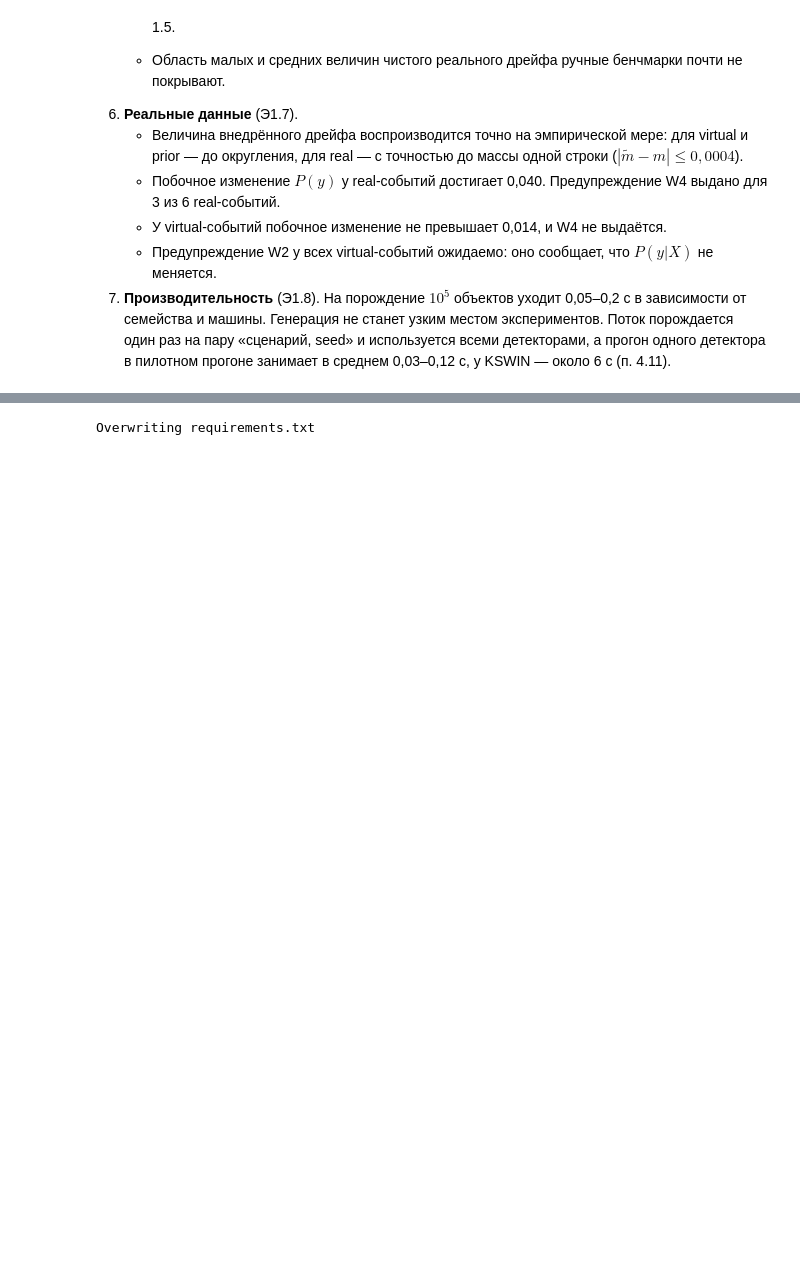
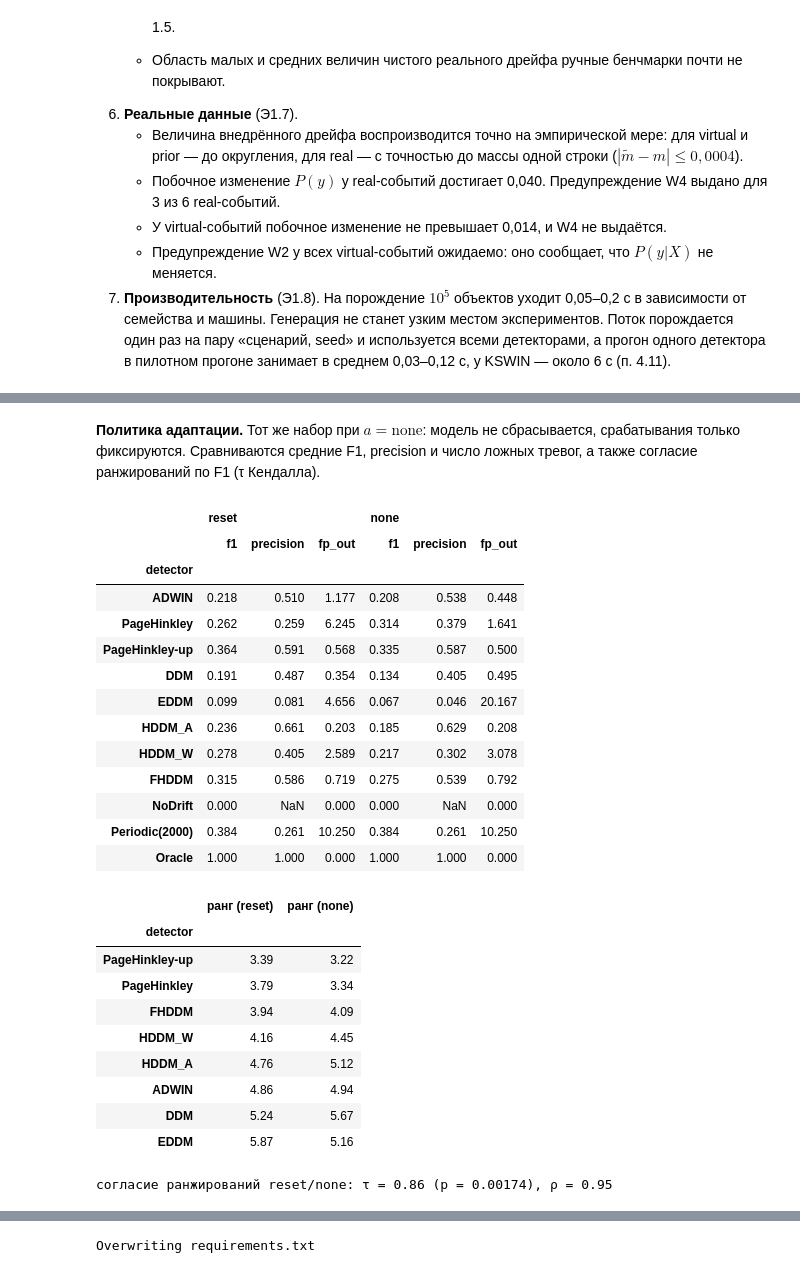
Before and after one commit to kolha733/Final-Project, a Jupyter notebook: vkr/VKR_Budaev_Garifzyanov.ipynb, the cells around one changed output, grey strips where cells are left out. Cells and saved outputs as stored; diff of their text form; code cells hidden in the pictures; blank space fills up the shorter version.

```diff
--- a/vkr/VKR_Budaev_Garifzyanov.ipynb
+++ b/vkr/VKR_Budaev_Garifzyanov.ipynb
@@ -11095,0 +11219,54 @@ display(pd.DataFrame(claims, columns=["утверждение", "значени
+# %% [markdown]
+**Политика адаптации.** Тот же набор при $a = \text{none}$: модель не сбрасывается, срабатывания только фиксируются. Сравниваются средние F1, precision и число ложных тревог, а также согласие ранжирований по F1 (τ Кендалла).
+# %%
+e2_none_specs = [with_protocol(s, on_detection="none") for s in e2_specs]
+policy_detectors = [d for d in ALL_DETECTORS if MODE == "FULL" or d.name != "KSWIN"]
+e2_none_runs = run_benchmark(e2_none_specs, policy_detectors, repeats=E2["repeats"],
+                             n_jobs=N_JOBS, cache_dir=CACHE)
+e2_none = runs_to_frame(e2_none_runs, e2_none_specs)
+e2_none.to_csv("results/e2_none_runs.csv", index=False)
+
+compare_names = [d.name for d in policy_detectors]
+policy_cmp = pd.concat({
+    "reset": e2[e2["detector"].isin(compare_names)].groupby("detector")[
+        ["f1", "precision", "fp_out"]].mean(),
+    "none": e2_none.groupby("detector")[["f1", "precision", "fp_out"]].mean(),
+}, axis=1).reindex([n for n in detector_order if n in compare_names])
+display(policy_cmp.round(3))
+
+river_in_both = [n for n in RIVER if n in compare_names]
+ranks_reset = average_ranks(block_matrix(e2[e2["detector"].isin(river_in_both)], "f1",
+                                         methods=river_in_both)[0])
+ranks_none = average_ranks(block_matrix(e2_none[e2_none["detector"].isin(river_in_both)], "f1",
+                                        methods=river_in_both)[0])
+policy_agreement = rank_agreement(ranks_reset, ranks_none)
+display(pd.DataFrame({"ранг (reset)": ranks_reset, "ранг (none)": ranks_none}).round(2)
+        .sort_values("ранг (reset)"))
+print(f"согласие ранжирований reset/none: τ = {policy_agreement['tau']:.2f} "
+      f"(p = {policy_agreement['p']:.3g}), ρ = {policy_agreement['rho']:.2f}")
+# %% [output]
+|  | reset |  |  | none |  |  |
+|  | f1 | precision | fp_out | f1 | precision | fp_out |
+| detector |  |  |  |  |  |  |
+| ADWIN | 0.218 | 0.510 | 1.177 | 0.208 | 0.538 | 0.448 |
+| PageHinkley | 0.262 | 0.259 | 6.245 | 0.314 | 0.379 | 1.641 |
+| PageHinkley-up | 0.364 | 0.591 | 0.568 | 0.335 | 0.587 | 0.500 |
+| DDM | 0.191 | 0.487 | 0.354 | 0.134 | 0.405 | 0.495 |
+| EDDM | 0.099 | 0.081 | 4.656 | 0.067 | 0.046 | 20.167 |
+| HDDM_A | 0.236 | 0.661 | 0.203 | 0.185 | 0.629 | 0.208 |
+| HDDM_W | 0.278 | 0.405 | 2.589 | 0.217 | 0.302 | 3.078 |
+| FHDDM | 0.315 | 0.586 | 0.719 | 0.275 | 0.539 | 0.792 |
+| NoDrift | 0.000 | NaN | 0.000 | 0.000 | NaN | 0.000 |
+| Periodic(2000) | 0.384 | 0.261 | 10.250 | 0.384 | 0.261 | 10.250 |
+| Oracle | 1.000 | 1.000 | 0.000 | 1.000 | 1.000 | 0.000 |
+|  | ранг (reset) | ранг (none) |
+| detector |  |  |
+| PageHinkley-up | 3.39 | 3.22 |
+| PageHinkley | 3.79 | 3.34 |
+| FHDDM | 3.94 | 4.09 |
+| HDDM_W | 4.16 | 4.45 |
+| HDDM_A | 4.76 | 5.12 |
+| ADWIN | 4.86 | 4.94 |
+| DDM | 5.24 | 5.67 |
+| EDDM | 5.87 | 5.16 |
+согласие ранжирований reset/none: τ = 0.86 (p = 0.00174), ρ = 0.95
```
Also changed, not shown: parts of 55 cells of this notebook, 45 other files.
